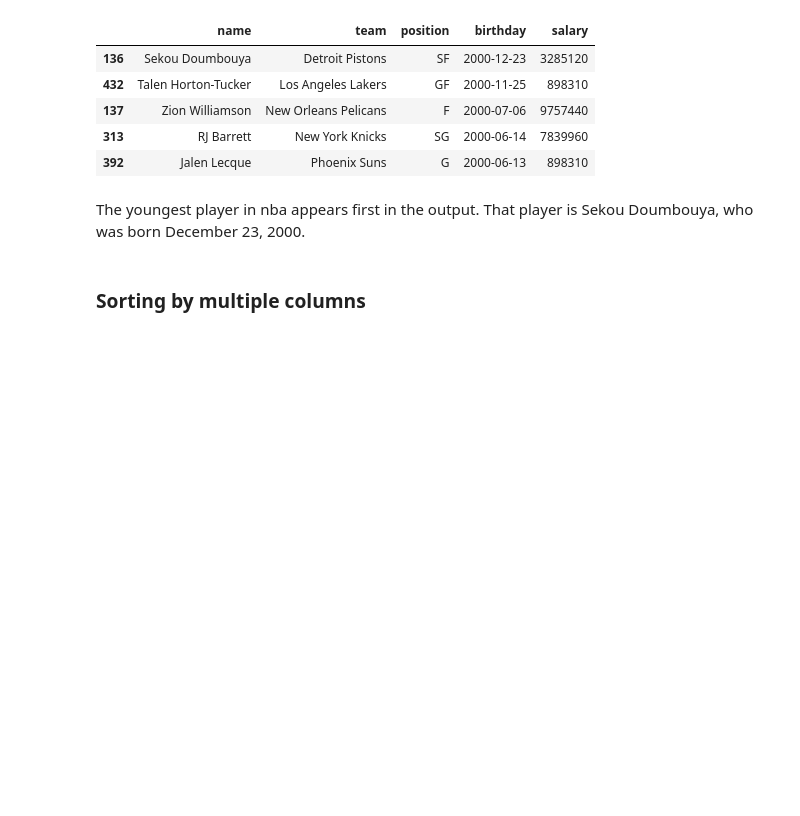
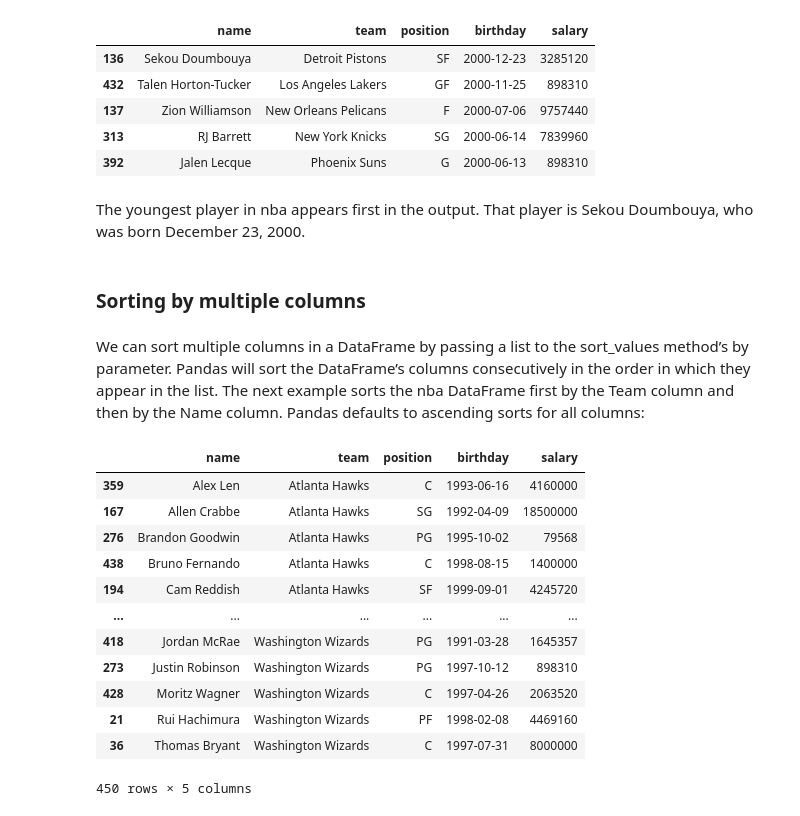
Before and after one commit to Sunday-Okey/Pandas_Lesson_Colab, a Jupyter notebook: DataFrame_Object.ipynb, the cells around one changed output. Cells and saved outputs as stored; diff of their text form; code cells hidden in the pictures; blank space fills up the shorter version.

```diff
--- a/DataFrame_Object.ipynb
+++ b/DataFrame_Object.ipynb
@@ -466,3 +466,21 @@ nba.sort_values(by='birthday', ascending=False).head()
 The youngest player in nba appears first in the output. That player is Sekou Doumbouya, who was born December 23, 2000.
 # %% [markdown]
 ### Sorting by multiple columns
+# %% [markdown]
+We can sort multiple columns in a DataFrame by passing a list to the sort_values method’s by parameter. Pandas will sort the DataFrame’s columns consecutively in the order in which they appear in the list. The next example sorts the nba DataFrame first by the Team column and then by the Name column. Pandas defaults to ascending sorts for all columns:
+# %%
+nba.sort_values(by=['team', 'name'])
+# %% [output]
+|  | name | team | position | birthday | salary |
+| 359 | Alex Len | Atlanta Hawks | C | 1993-06-16 | 4160000 |
+| 167 | Allen Crabbe | Atlanta Hawks | SG | 1992-04-09 | 18500000 |
+| 276 | Brandon Goodwin | Atlanta Hawks | PG | 1995-10-02 | 79568 |
+| 438 | Bruno Fernando | Atlanta Hawks | C | 1998-08-15 | 1400000 |
+| 194 | Cam Reddish | Atlanta Hawks | SF | 1999-09-01 | 4245720 |
+| ... | ... | ... | ... | ... | ... |
+| 418 | Jordan McRae | Washington Wizards | PG | 1991-03-28 | 1645357 |
+| 273 | Justin Robinson | Washington Wizards | PG | 1997-10-12 | 898310 |
+| 428 | Moritz Wagner | Washington Wizards | C | 1997-04-26 | 2063520 |
+| 21 | Rui Hachimura | Washington Wizards | PF | 1998-02-08 | 4469160 |
+| 36 | Thomas Bryant | Washington Wizards | C | 1997-07-31 | 8000000 |
+450 rows × 5 columns
```
Also changed, not shown: parts of 162 cells of this notebook.
